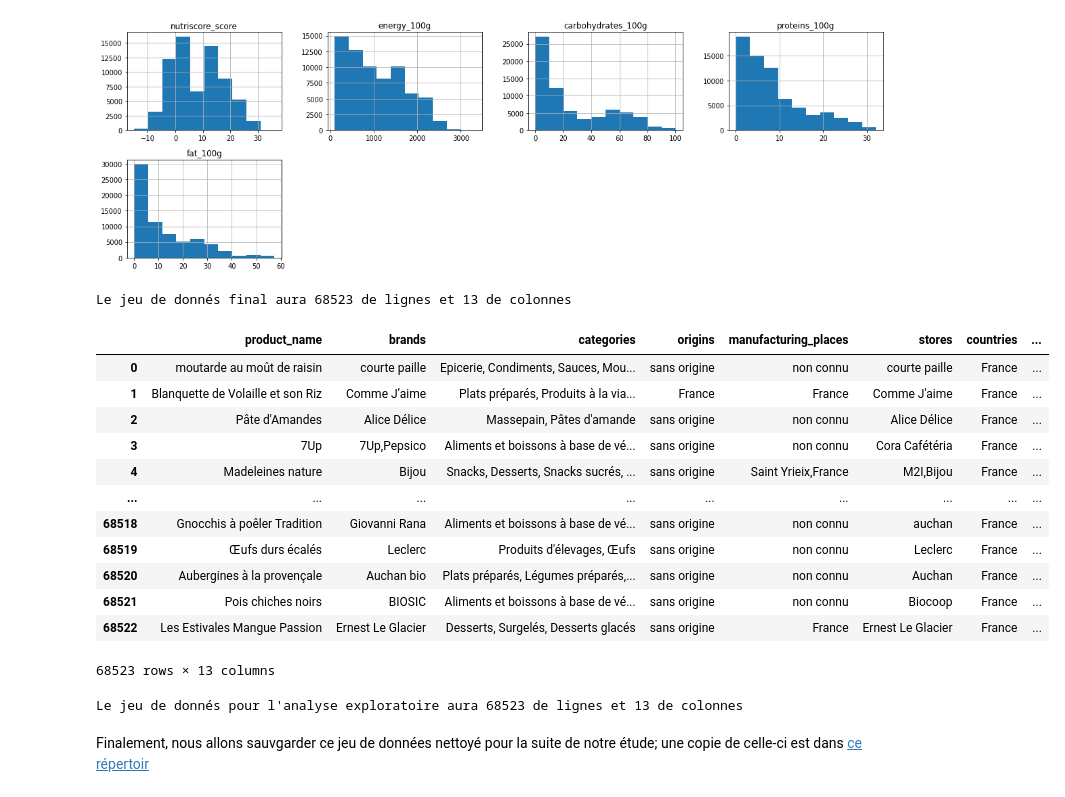
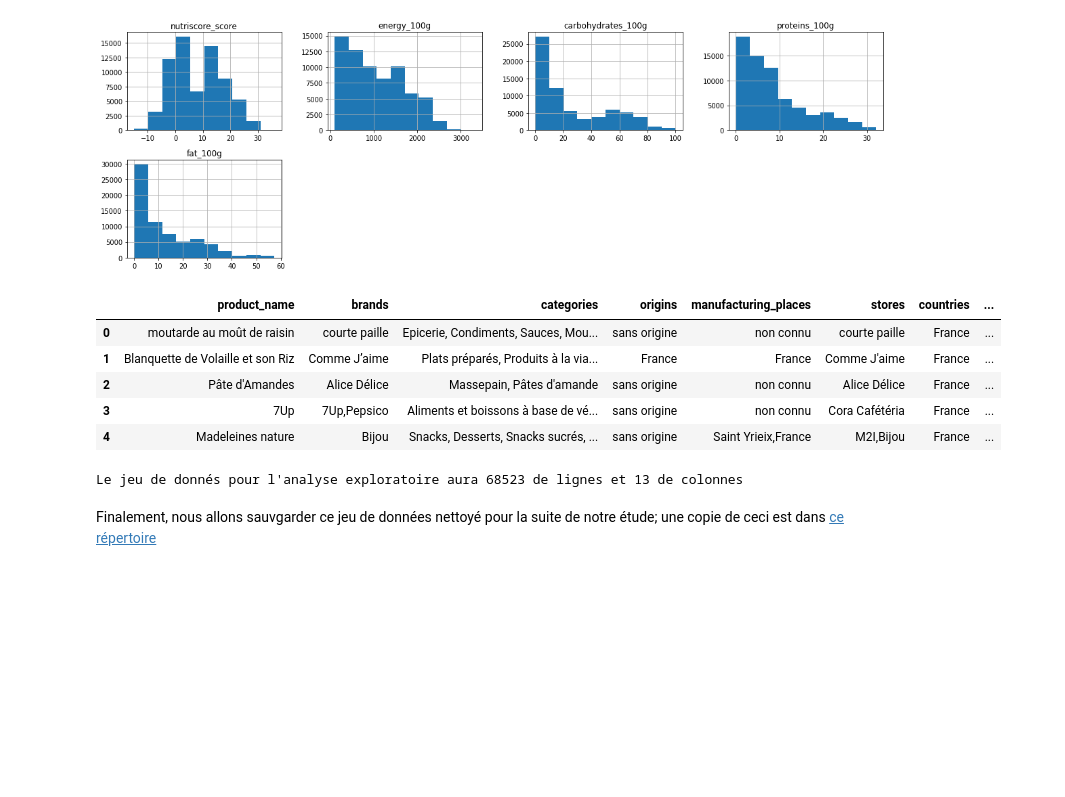
Before and after one commit to Alonso-Celis/PSante_celis_alonso, a Jupyter notebook: PSanté_01_notebooknettoyage.ipynb, the cells around one changed output. Saved outputs shown, nothing was run; the diff lists cells and outputs as text; code cells hidden in the pictures; blank space fills up the shorter version.

```diff
--- a/PSanté_01_notebooknettoyage.ipynb
+++ b/PSanté_01_notebooknettoyage.ipynb
@@ -39,5 +40,9 @@ en.openfoodfacts.or 100%[===================>]   3.03G  29.9MB/s    in 1m 43s
 # %%
 data = pd.read_csv("/content/en.openfoodfacts.org.products.csv", sep="\t", low_memory=False)
+# %%
+# Affichage
+pd.set_option("display.max_row", len(data.columns))
+pd.set_option("display.max_column", len(data.columns))
 # %%
 data.head(5)
 # %% [output]
@@ -281,33 +331,22 @@ data.hist(figsize=(20,20), layout=(6,4))
 plt.show()
 # %% [output]
 [figure]
-# %%
-print("Le jeu de donnés final aura {} de lignes et {} de colonnes".format(data.shape[0],data.shape[1]))
-# %% [output]
-Le jeu de donnés final aura 68523 de lignes et 13 de colonnes
 # %%
 data = data.reset_index(drop=True)
 # %%
-data
+data.head()
 # %% [output]
 |  | product_name | brands | categories | origins | manufacturing_places | stores | countries | ... |
 | 0 | moutarde au moût de raisin | courte paille | Epicerie, Condiments, Sauces, Mou... | sans origine | non connu | courte paille | France | ... |
 | 1 | Blanquette de Volaille et son Riz | Comme J’aime | Plats préparés, Produits à la via... | France | France | Comme J'aime | France | ... |
 | 2 | Pâte d'Amandes | Alice Délice | Massepain, Pâtes d'amande | sans origine | non connu | Alice Délice | France | ... |
 | 3 | 7Up | 7Up,Pepsico | Aliments et boissons à base de vé... | sans origine | non connu | Cora Cafétéria | France | ... |
 | 4 | Madeleines nature | Bijou | Snacks, Desserts, Snacks sucrés, ... | sans origine | Saint Yrieix,France | M2I,Bijou | France | ... |
-| ... | ... | ... | ... | ... | ... | ... | ... | ... |
-| 68518 | Gnocchis à poêler Tradition | Giovanni Rana | Aliments et boissons à base de vé... | sans origine | non connu | auchan | France | ... |
-| 68519 | Œufs durs écalés | Leclerc | Produits d'élevages, Œufs | sans origine | non connu | Leclerc | France | ... |
-| 68520 | Aubergines à la provençale | Auchan bio | Plats préparés, Légumes préparés,... | sans origine | non connu | Auchan | France | ... |
-| 68521 | Pois chiches noirs | BIOSIC | Aliments et boissons à base de vé... | sans origine | non connu | Biocoop | France | ... |
-| 68522 | Les Estivales Mangue Passion | Ernest Le Glacier | Desserts, Surgelés, Desserts glacés | sans origine | France | Ernest Le Glacier | France | ... |
-68523 rows × 13 columns
 # %%
 print("Le jeu de donnés pour l'analyse exploratoire aura {} de lignes et {} de colonnes".format(data.shape[0],data.shape[1]))
 # %% [output]
 Le jeu de donnés pour l'analyse exploratoire aura 68523 de lignes et 13 de colonnes
 # %% [markdown]
-Finalement, nous allons sauvgarder ce jeu de données nettoyé pour la suite de notre étude; une copie de celle-ci est dans [ce répertoir](alonso)
+Finalement, nous allons sauvgarder ce jeu de données nettoyé pour la suite de notre étude; une copie de ceci est dans [ce répertoire](https://drive.google.com/drive/folders/1MhJsmuR4qSc0En1BPuHbarmG-J0Z4Xj5)
 # %%
 data.to_csv("new_data.csv",index=False)
```
Also changed, not shown: parts of 25 cells of this notebook.
